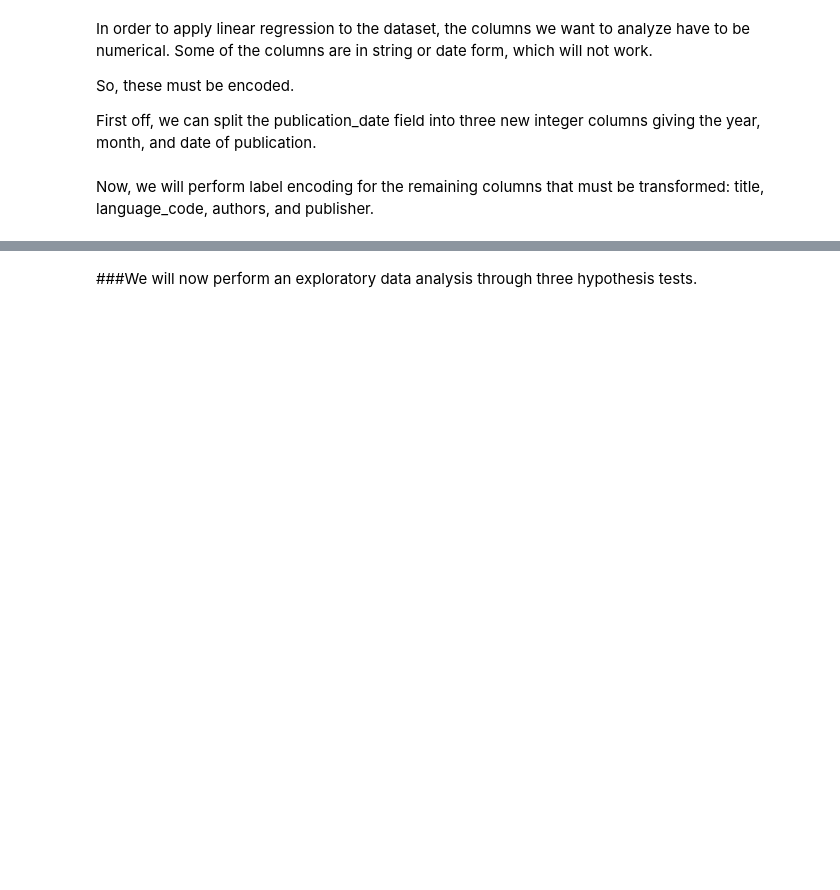
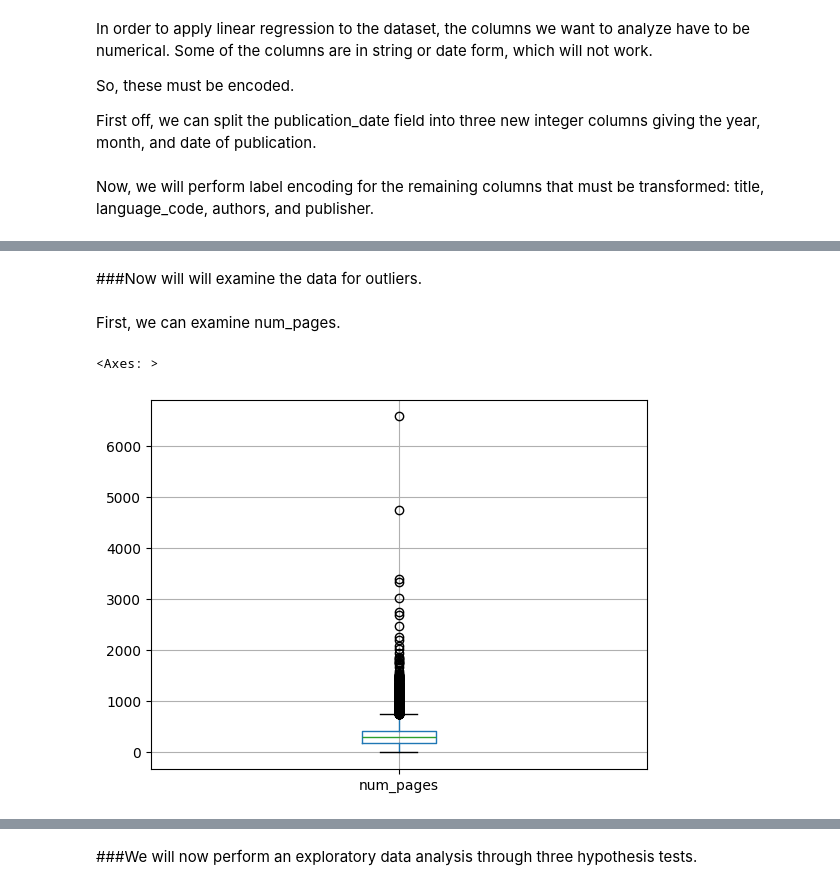
Before and after one commit to aspanguluri/aspanguluri.github.io, a Jupyter notebook: FinalProject.ipynb, the cells around one changed output, grey strips where cells are left out. Drawn from its saved outputs; the diff is of its cells as text; code cells hidden in the pictures; blank space fills up the shorter version.

```diff
--- a/FinalProject.ipynb
+++ b/FinalProject.ipynb
@@ -141,3 +145,12 @@ books_df.head()
 | 2 | 4 | Harry Potter and the Chamber of S... | J.K. Rowling | 4.42 | 0439554896 | 9780439554893 | eng | 352 | 6333 | ... |
 | 3 | 5 | Harry Potter and the Prisoner of ... | J.K. Rowling/Mary GrandPré | 4.56 | 043965548X | 9780439655484 | eng | 435 | 2339585 | ... |
 | 4 | 8 | Harry Potter Boxed Set Books 1-5 ... | J.K. Rowling/Mary GrandPré | 4.78 | 0439682584 | 9780439682589 | eng | 2690 | 41428 | ... |
+# %% [markdown]
+###Now will will examine the data for outliers.
+# %% [markdown]
+First, we can examine num_pages.
+# %%
+books_df[["num_pages"]].boxplot()
+# %% [output]
+<Axes: >
+[figure, added]
```
Also changed, not shown: parts of 19 cells of this notebook, 1 other file.
